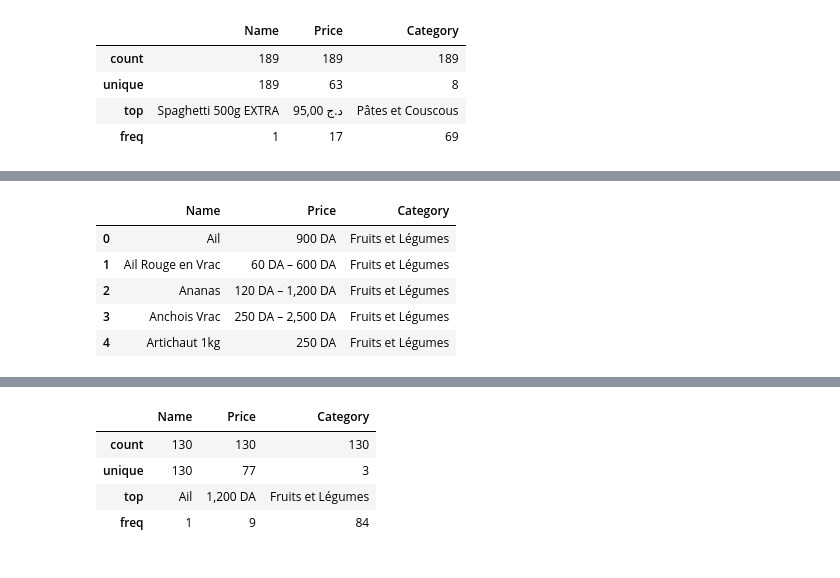
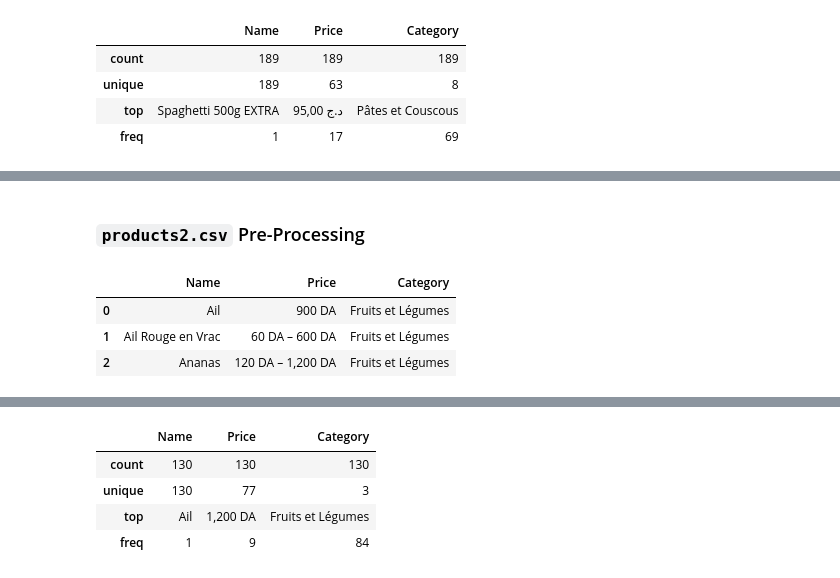
Before and after one commit to Abdelouahab-aourar/Nutri-Mlih, a Jupyter notebook: main.ipynb, the cells around one changed output, grey strips where cells are left out. Saved outputs shown, nothing was run; the diff lists cells and outputs as text; code cells hidden in the pictures.

```diff
--- a/main.ipynb
+++ b/main.ipynb
@@ -110,9 +108,9 @@ memory usage: 5.9+ KB
+# %% [markdown]
+### `products2.csv` Pre-Processing
 # %%
-data2.head()
+data2.head(3)
 # %% [output]
 |  | Name | Price | Category |
 | 0 | Ail | 900 DA | Fruits et Légumes |
 | 1 | Ail Rouge en Vrac | 60 DA – 600 DA | Fruits et Légumes |
 | 2 | Ananas | 120 DA – 1,200 DA | Fruits et Légumes |
-| 3 | Anchois Vrac | 250 DA – 2,500 DA | Fruits et Légumes |
-| 4 | Artichaut 1kg | 250 DA | Fruits et Légumes |
```
Also changed, not shown: parts of 47 cells of this notebook.
